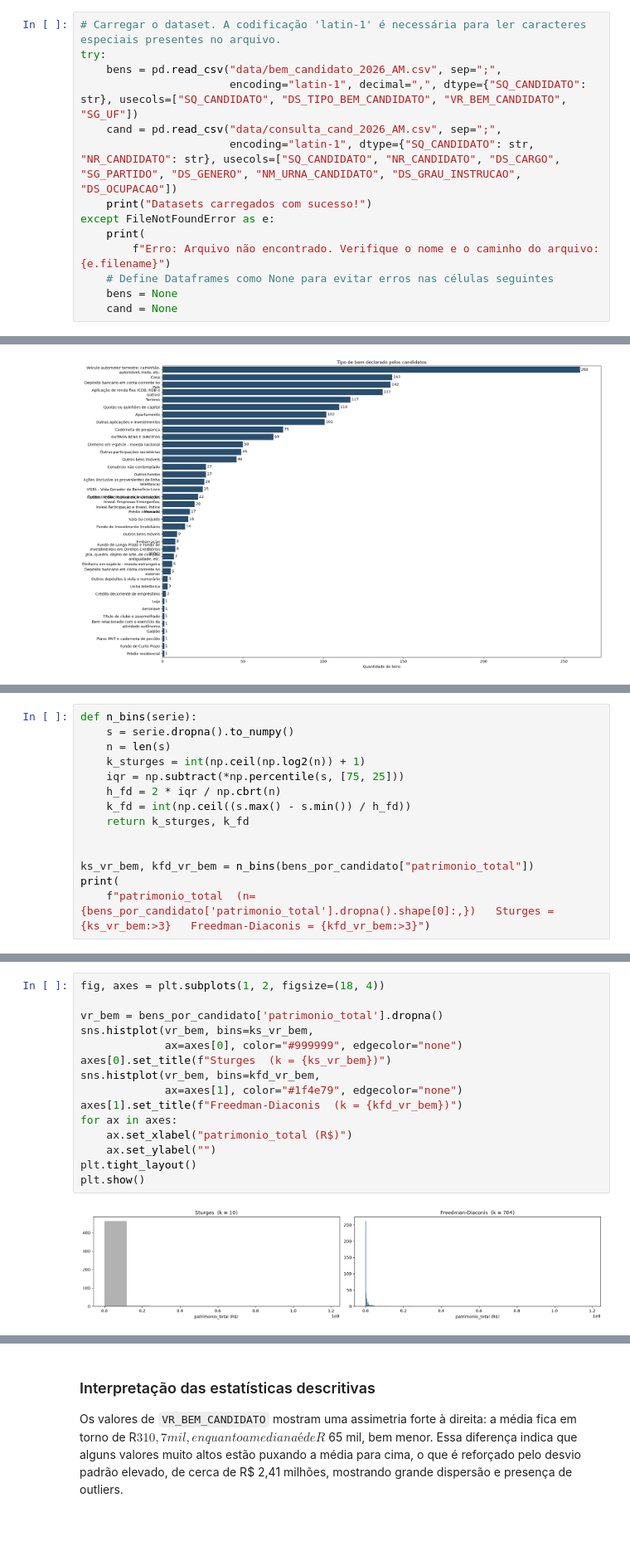
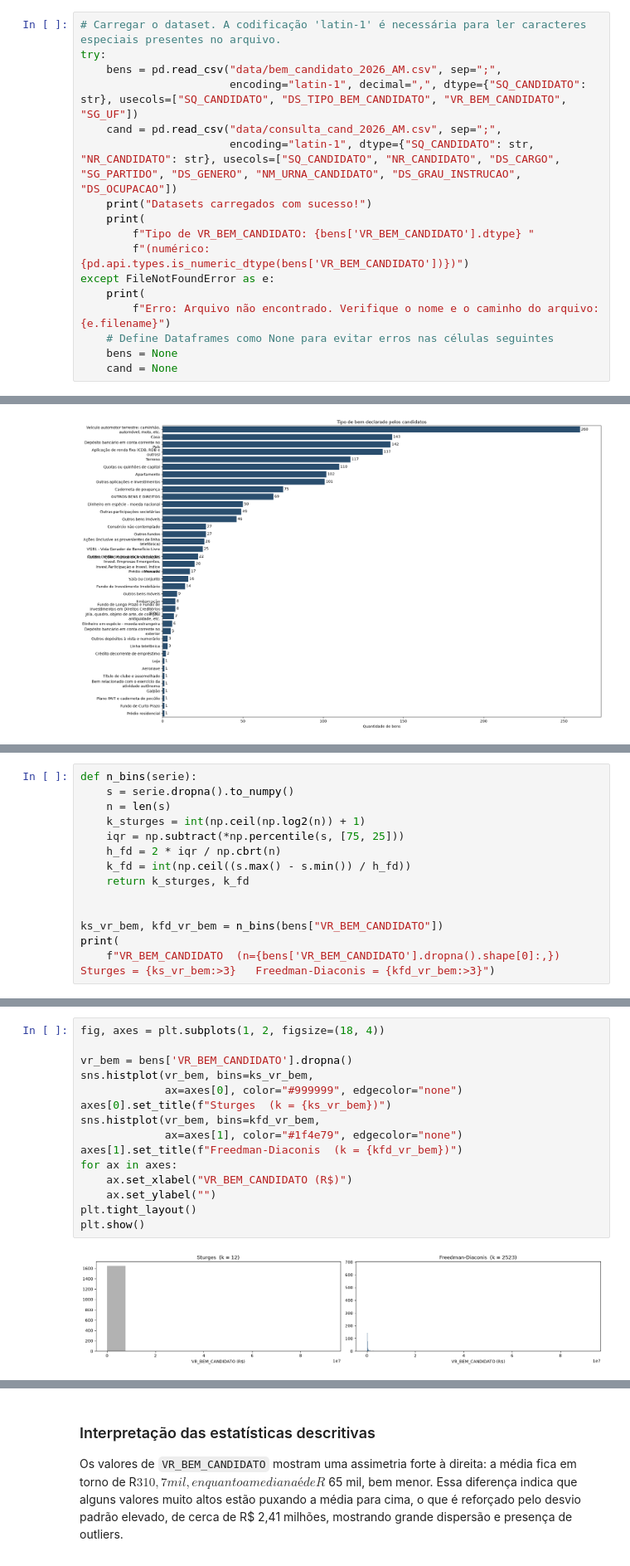
Before and after one commit to aldemirsilva/web-academy-ufam, a Jupyter notebook: WACAD020 - Ciência de Dados/atividade_final/analise.ipynb, the cells around one changed output, grey strips where cells are left out. Shown at 83% size. Saved outputs shown, nothing was run; the diff lists cells and outputs as text; blank space fills up the shorter version.

```diff
--- a/WACAD020 - Ciência de Dados/atividade_final/analise.ipynb
+++ b/WACAD020 - Ciência de Dados/atividade_final/analise.ipynb
@@ -19,6 +19,9 @@ try:
     cand = pd.read_csv("data/consulta_cand_2026_AM.csv", sep=";",
                        encoding="latin-1", dtype={"SQ_CANDIDATO": str, "NR_CANDIDATO": str}, usecols=["SQ_CANDIDATO", "NR_CANDIDATO", "DS_CARGO", "SG_PARTIDO", "DS_GENERO", "NM_URNA_CANDIDATO", "DS_GRAU_INSTRUCAO", "DS_OCUPACAO"])
     print("Datasets carregados com sucesso!")
+    print(
+        f"Tipo de VR_BEM_CANDIDATO: {bens['VR_BEM_CANDIDATO'].dtype} "
+        f"(numérico: {pd.api.types.is_numeric_dtype(bens['VR_BEM_CANDIDATO'])})")
 except FileNotFoundError as e:
     print(
         f"Erro: Arquivo não encontrado. Verifique o nome e o caminho do arquivo: {e.filename}")
@@ -482,7 +488,7 @@ def n_bins(serie):
     return k_sturges, k_fd
 
 
-ks_vr_bem, kfd_vr_bem = n_bins(bens_por_candidato["patrimonio_total"])
+ks_vr_bem, kfd_vr_bem = n_bins(bens["VR_BEM_CANDIDATO"])
 print(
-    f"patrimonio_total  (n={bens_por_candidato['patrimonio_total'].dropna().shape[0]:,})   Sturges = {ks_vr_bem:>3}   Freedman-Diaconis = {kfd_vr_bem:>3}")
+    f"VR_BEM_CANDIDATO  (n={bens['VR_BEM_CANDIDATO'].dropna().shape[0]:,})   Sturges = {ks_vr_bem:>3}   Freedman-Diaconis = {kfd_vr_bem:>3}")
 # %% [output]
@@ -490,20 +496,20 @@ patrimonio_total  (n=468)   Sturges =  10   Freedman-Diaconis = 704
 # %%
 fig, axes = plt.subplots(1, 2, figsize=(18, 4))
 
-vr_bem = bens_por_candidato['patrimonio_total'].dropna()
+vr_bem = bens['VR_BEM_CANDIDATO'].dropna()
 sns.histplot(vr_bem, bins=ks_vr_bem,
              ax=axes[0], color="#999999", edgecolor="none")
 axes[0].set_title(f"Sturges  (k = {ks_vr_bem})")
 sns.histplot(vr_bem, bins=kfd_vr_bem,
              ax=axes[1], color="#1f4e79", edgecolor="none")
 axes[1].set_title(f"Freedman-Diaconis  (k = {kfd_vr_bem})")
 for ax in axes:
-    ax.set_xlabel("patrimonio_total (R$)")
+    ax.set_xlabel("VR_BEM_CANDIDATO (R$)")
     ax.set_ylabel("")
 plt.tight_layout()
 plt.show()
 # %% [output]
-[figure, old version]
+[figure, new version]
 # %% [markdown]
 ### Análise do boxplot
 
```
Also changed, not shown: parts of 8 cells of this notebook, 2 other files.
